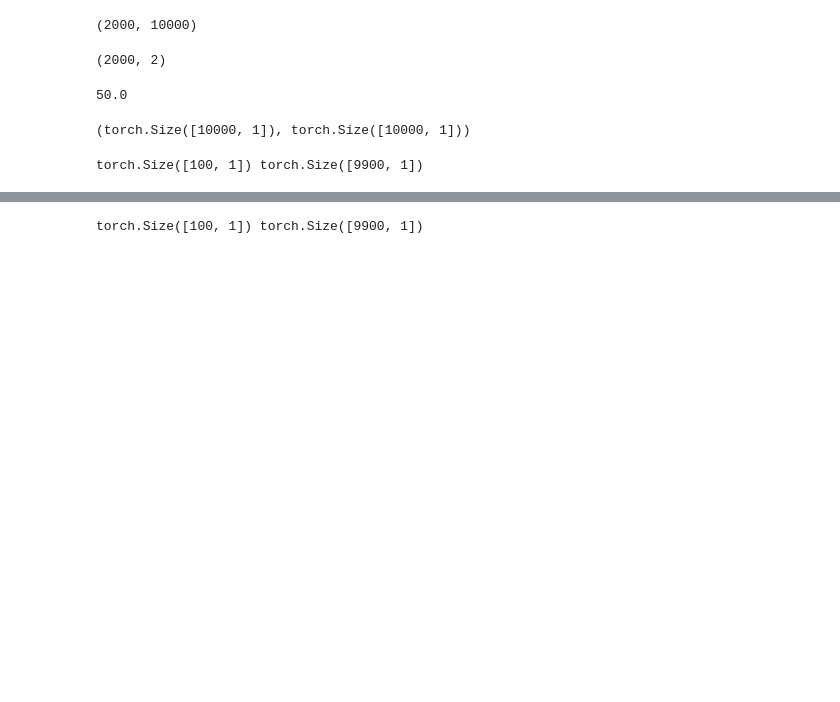
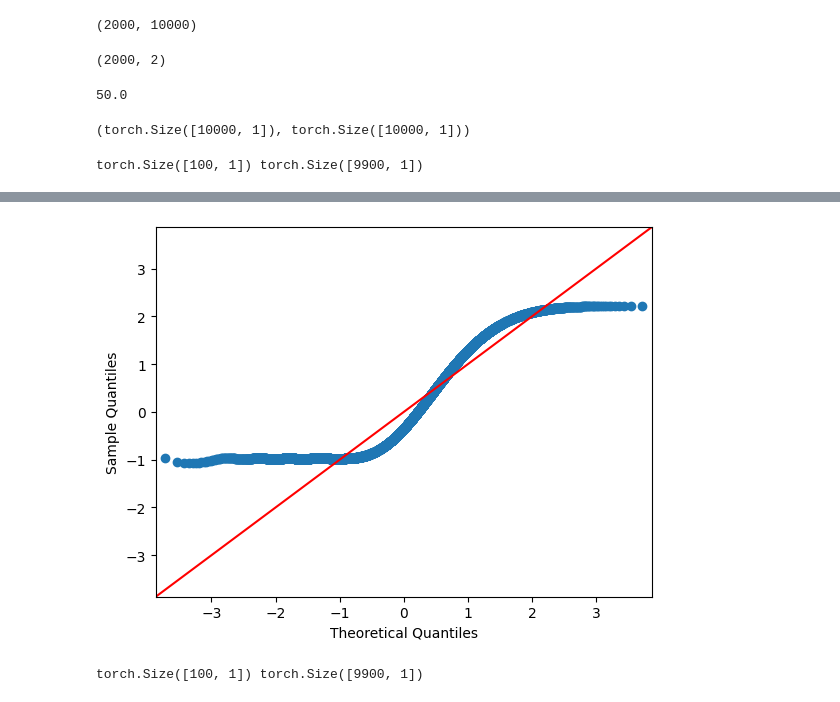
Before and after one commit to CS-433/ml-project-2-lady_bug, a Jupyter notebook: hydrogen_ode.ipynb, the cells around one changed output, grey strips where cells are left out. Drawn from its saved outputs; the diff is of its cells as text; code cells hidden in the pictures; blank space fills up the shorter version.

Commit message:
added residual analysis via q-q plot and further experiments

```diff
--- a/hydrogen_ode.ipynb
+++ b/hydrogen_ode.ipynb
@@ -89,3 +90,7 @@ plt.scatter(x,y)
+# %%
+qq_plot = plot_q_q(x, model, y)
+# %% [output]
+[figure, added]
 # %%
 model = FCN([1, 32, 32, 32, 32, 32, 1], torch.nn.ELU)
 optimizer = torch.optim.Adam(model.parameters(), lr=1e-3)
```
Also changed, not shown: parts of 20 cells of this notebook, 14 other files.
